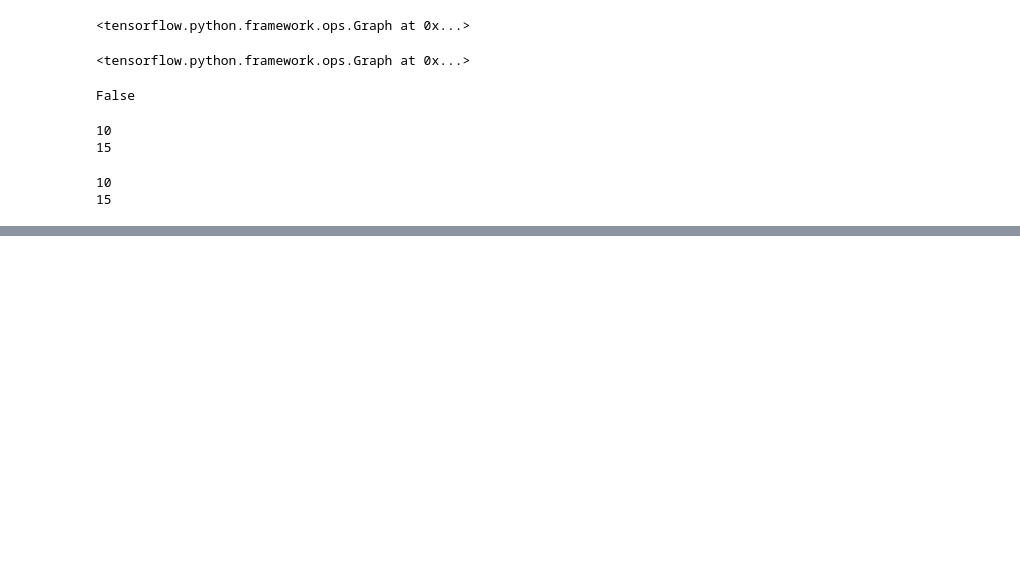
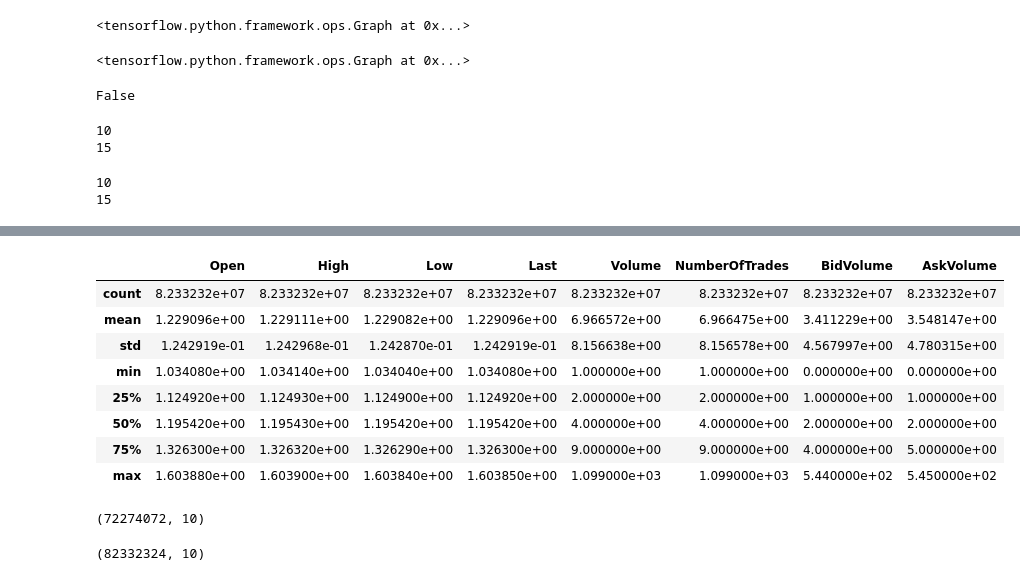
Before and after one commit to DavidSimonyan/DataScience, a Jupyter notebook: Python files/Other/Chapter 9.ipynb, the cells around one changed output, grey strips where cells are left out. Cells and saved outputs as stored; diff of their text form; code cells hidden in the pictures; blank space fills up the shorter version.

```diff
--- a/Python files/Other/Chapter 9.ipynb
+++ b/Python files/Other/Chapter 9.ipynb
@@ -220 +239,21 @@ df_test = pd.read_csv(DATA_PATH + "application_test.csv")
+# %%
+df_eurusd.describe()
+# %% [output]
+|  | Open | High | Low | Last | Volume | NumberOfTrades | BidVolume | AskVolume |
+| count | 8.233232e+07 | 8.233232e+07 | 8.233232e+07 | 8.233232e+07 | 8.233232e+07 | 8.233232e+07 | 8.233232e+07 | 8.233232e+07 |
+| mean | 1.229096e+00 | 1.229111e+00 | 1.229082e+00 | 1.229096e+00 | 6.966572e+00 | 6.966475e+00 | 3.411229e+00 | 3.548147e+00 |
+| std | 1.242919e-01 | 1.242968e-01 | 1.242870e-01 | 1.242919e-01 | 8.156638e+00 | 8.156578e+00 | 4.567997e+00 | 4.780315e+00 |
+| min | 1.034080e+00 | 1.034140e+00 | 1.034040e+00 | 1.034080e+00 | 1.000000e+00 | 1.000000e+00 | 0.000000e+00 | 0.000000e+00 |
+| 25% | 1.124920e+00 | 1.124930e+00 | 1.124900e+00 | 1.124920e+00 | 2.000000e+00 | 2.000000e+00 | 1.000000e+00 | 1.000000e+00 |
+| 50% | 1.195420e+00 | 1.195430e+00 | 1.195420e+00 | 1.195420e+00 | 4.000000e+00 | 4.000000e+00 | 2.000000e+00 | 2.000000e+00 |
+| 75% | 1.326300e+00 | 1.326320e+00 | 1.326290e+00 | 1.326300e+00 | 9.000000e+00 | 9.000000e+00 | 4.000000e+00 | 5.000000e+00 |
+| max | 1.603880e+00 | 1.603900e+00 | 1.603840e+00 | 1.603850e+00 | 1.099000e+03 | 1.099000e+03 | 5.440000e+02 | 5.450000e+02 |
+# %%
+df_usdcad.shape
+# %% [output]
+(72274072, 10)
+# %%
+df_eurusd.shape
+# %% [output]
+(82332324, 10)
 # %%
```
Also changed, not shown: parts of 31 cells of this notebook, 1 other file.
